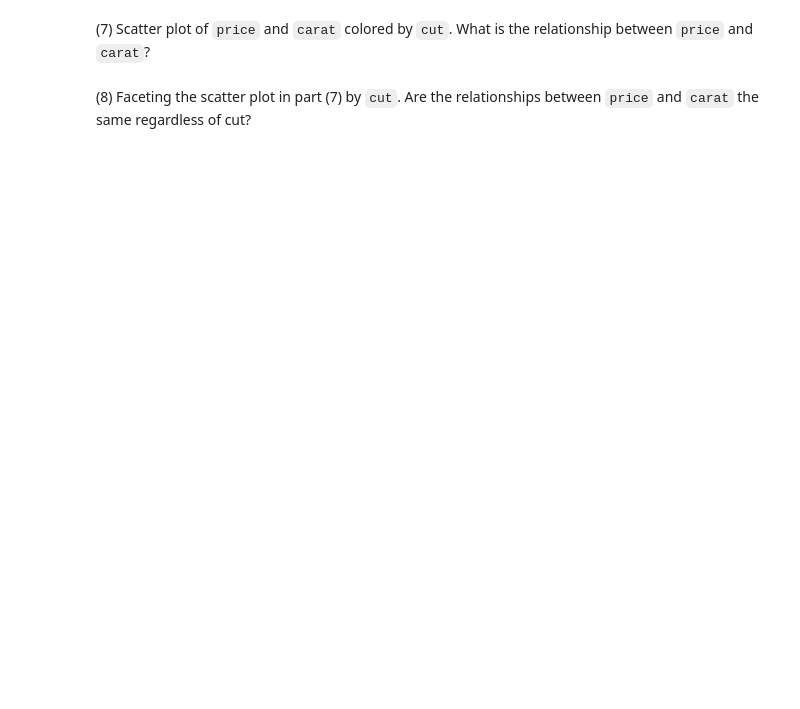
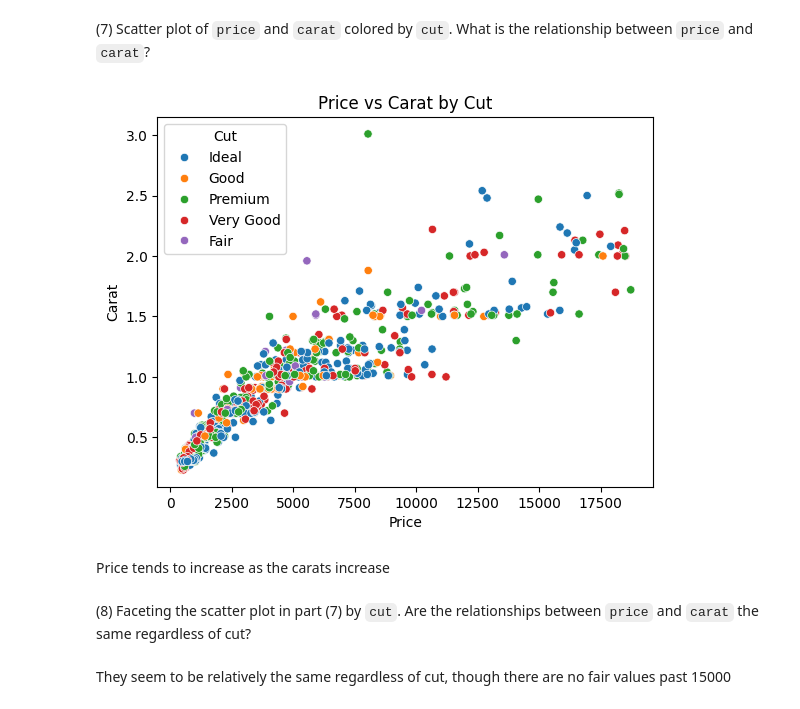
Before and after one commit to rmedcraft/Statistical-Methods, a Jupyter notebook: Project 2/Project2.ipynb, the cells around one changed output. Drawn from its saved outputs; the diff is of its cells as text; code cells hidden in the pictures; blank space fills up the shorter version.

```diff
--- a/Project 2/Project2.ipynb
+++ b/Project 2/Project2.ipynb
@@ -22,4 +54,20 @@ diamonds_sub=diamonds.sample(n=1000)
 # %% [markdown]
 (7) Scatter plot of `price` and `carat` colored by `cut`. What is the relationship between `price` and `carat`?
+# %%
+ax = sns.scatterplot(data=diamonds_sub, x="price", y="carat", hue="cut")
+
+plt.title("Price vs Carat by Cut")
+plt.xlabel("Price")
+plt.ylabel("Carat")
+
+ax.get_legend().set_title("Cut")
+
+plt.show()
+# %% [output]
+[figure, added]
+# %% [markdown]
+Price tends to increase as the carats increase
 # %% [markdown]
 (8) Faceting the scatter plot in part (7) by `cut`. Are the relationships between `price` and `carat` the same regardless of cut?
+# %% [markdown]
+They seem to be relatively the same regardless of cut, though there are no fair values past 15000
```
Also changed, not shown: parts of 6 cells of this notebook.
